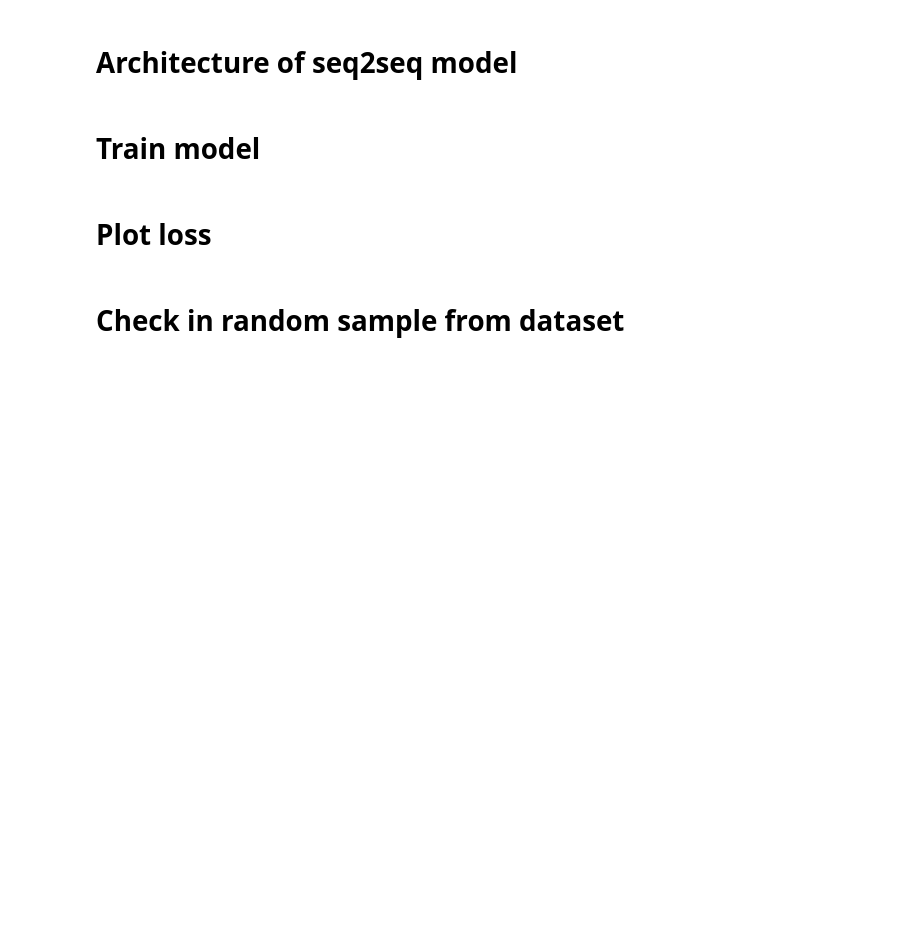
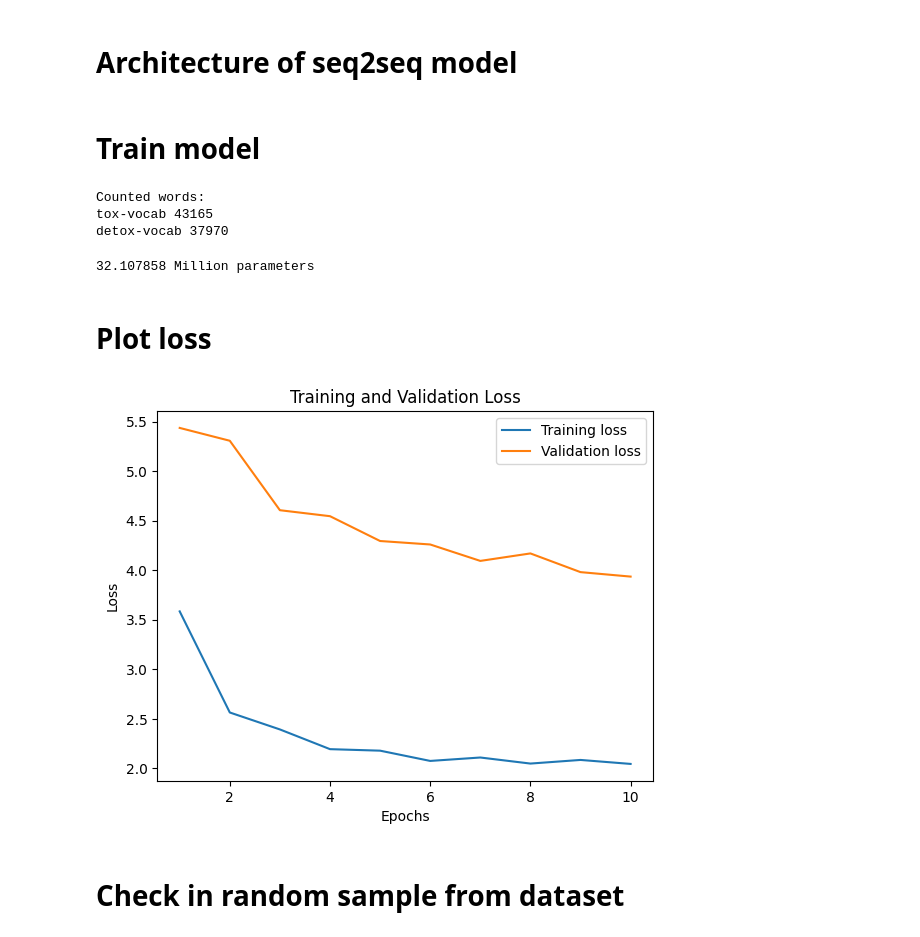
Before and after one commit to WuBullMe/-Text-De-toxification, a Jupyter notebook: notebooks/seq2seq.ipynb, the cells around one changed output. Saved outputs shown, nothing was run; the diff lists cells and outputs as text; code cells hidden in the pictures; blank space fills up the shorter version.

```diff
--- a/notebooks/seq2seq.ipynb
+++ b/notebooks/seq2seq.ipynb
@@ -15,6 +13,6 @@ device = torch.device("cuda" if torch.cuda.is_available() else "cpu")
 str_col = ['reference', 'translation']
 num_col = ['ref_tox', 'trn_tox', 'similarity', 'lenght_diff']
 
-data = pd.read_csv("data/interim/preprocessed_filtered.tsv", sep='\t', index_col=0)
+data = pd.read_csv("data/interim/preprocessed_filtered_1.tsv", sep='\t', index_col=0)
 # %%
 data.info()
@@ -32,35 +44,56 @@ from src.models.seq2seq import Seq2Seq, Encoder, Decoder
 from src.models.train_model import train
 # %%
 epochs = 10
-embed_size = 128
-hidden_size = 128
-batch_size = 32
+embed_size = 256
+hidden_size = 256
+batch_size = 128
 lr = 1e-3
-MAX_LENGTH = 11
+MAX_LENGTH = 16
+model_path = "seq2seq.pt"
+
+teacher_force = 1
+teacher_decay = 0.9
+teacher_epoch = 2
 
 vocab_tox, vocab_detox, pairs = prepareData(data, MAX_LENGTH)
 train_dataloader, val_dataloader = get_dataloader(batch_size, vocab_tox, vocab_detox, pairs, MAX_LENGTH, device=device)
+# %% [output]
+Counted words:
+tox-vocab 43165
+detox-vocab 37970
 # %%
 encoder = Encoder(vocab_tox.n_words, embed_size, hidden_size, vocab_tox, device=device, max_length=MAX_LENGTH)
 decoder = Decoder(embed_size, hidden_size, vocab_detox.n_words, vocab_detox, device=device, max_length=MAX_LENGTH)
 seq2seq_model = Seq2Seq(encoder, decoder).to(device)
 
 optimizer = optim.Adam(seq2seq_model.parameters(), lr=lr)
-criterion = nn.CrossEntropyLoss(ignore_index=vocab_tox.word2index['<pad>'])
+criterion = nn.CrossEntropyLoss(ignore_index=vocab_detox.word2index['<pad>'])
 
-loss_train, loss_val = train(seq2seq_model, train_dataloader, val_dataloader, optimizer=optimizer, criterion=criterion, epochs=epochs, lr=lr, model_path='seq2seq.pt')
+print(sum(p.numel() for p in seq2seq_model.parameters())/1e6, 'Million parameters')
+
+loss_train, loss_val = train(
+    seq2seq_model,
+    train_dataloader,
+    val_dataloader,
+    optimizer=optimizer,
+    criterion=criterion,
+    epochs=epochs,
+    lr=lr,
+    model_path=model_path,
+    teacher_force=teacher_force,
+    teacher_decay=teacher_decay,
+    teacher_epoch=teacher_epoch,
+)
+# %% [output]
+32.107858 Million parameters
 # %% [markdown]
 # Plot loss
 # %%
-plt.plot(range(1, epochs + 1), loss_train, label='Training loss')
-plt.plot(range(1, epochs + 1), loss_val, label='Validation loss')
+from src.visualization.visualize import plot_loss
 
-plt.title('Training and Validation Loss')
-plt.xlabel('Epochs')
-plt.ylabel('Loss')
-
-plt.legend(loc='best')
-plt.show()
+plot_loss(loss_train, loss_val, epochs)
+# %% [output]
+[figure, added]
 # %% [markdown]
 # Check in random sample from dataset
 # %%
```
Also changed, not shown: parts of 6 cells of this notebook, 1 other file.
